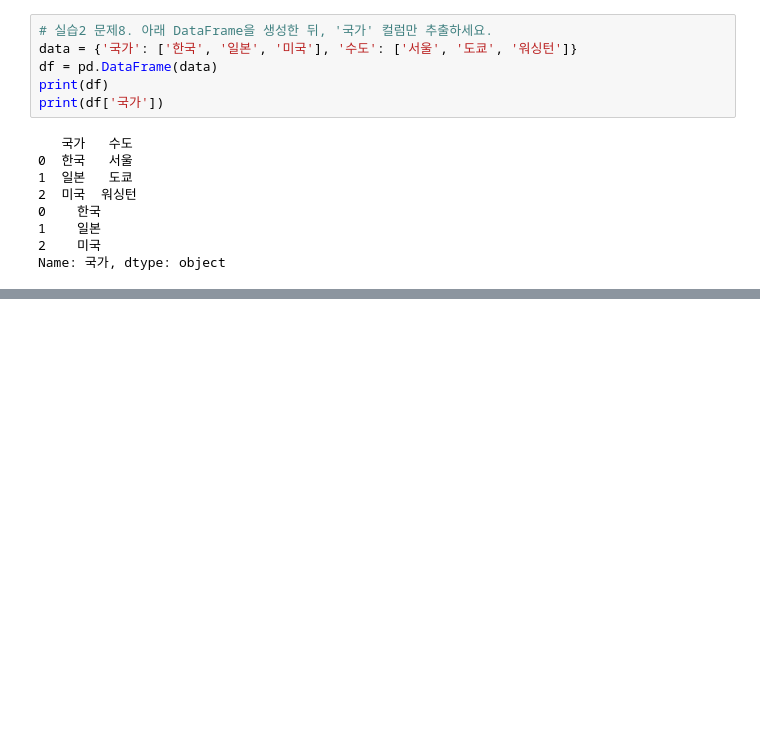
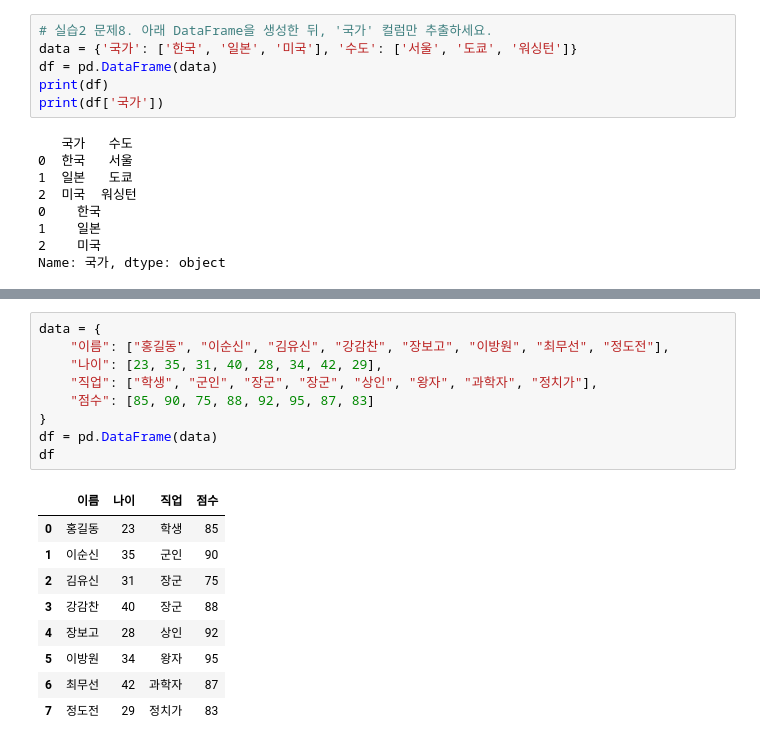
Before and after one commit to taehun96/python-library, a Jupyter notebook: notes/04_pandas(1).ipynb, the cells around one changed output, grey strips where cells are left out. Drawn from its saved outputs; the diff is of its cells as text; blank space fills up the shorter version.

```diff
--- a/notes/04_pandas(1).ipynb
+++ b/notes/04_pandas(1).ipynb
@@ -400,0 +612,19 @@ Name: 국가, dtype: object
+# %%
+data = {
+    "이름": ["홍길동", "이순신", "김유신", "강감찬", "장보고", "이방원", "최무선", "정도전"],
+    "나이": [23, 35, 31, 40, 28, 34, 42, 29],
+    "직업": ["학생", "군인", "장군", "장군", "상인", "왕자", "과학자", "정치가"],
+    "점수": [85, 90, 75, 88, 92, 95, 87, 83]
+}
+df = pd.DataFrame(data)
+df
+# %% [output]
+|  | 이름 | 나이 | 직업 | 점수 |
+| 0 | 홍길동 | 23 | 학생 | 85 |
+| 1 | 이순신 | 35 | 군인 | 90 |
+| 2 | 김유신 | 31 | 장군 | 75 |
+| 3 | 강감찬 | 40 | 장군 | 88 |
+| 4 | 장보고 | 28 | 상인 | 92 |
+| 5 | 이방원 | 34 | 왕자 | 95 |
+| 6 | 최무선 | 42 | 과학자 | 87 |
+| 7 | 정도전 | 29 | 정치가 | 83 |
```
Also changed, not shown: parts of 41 cells of this notebook.
